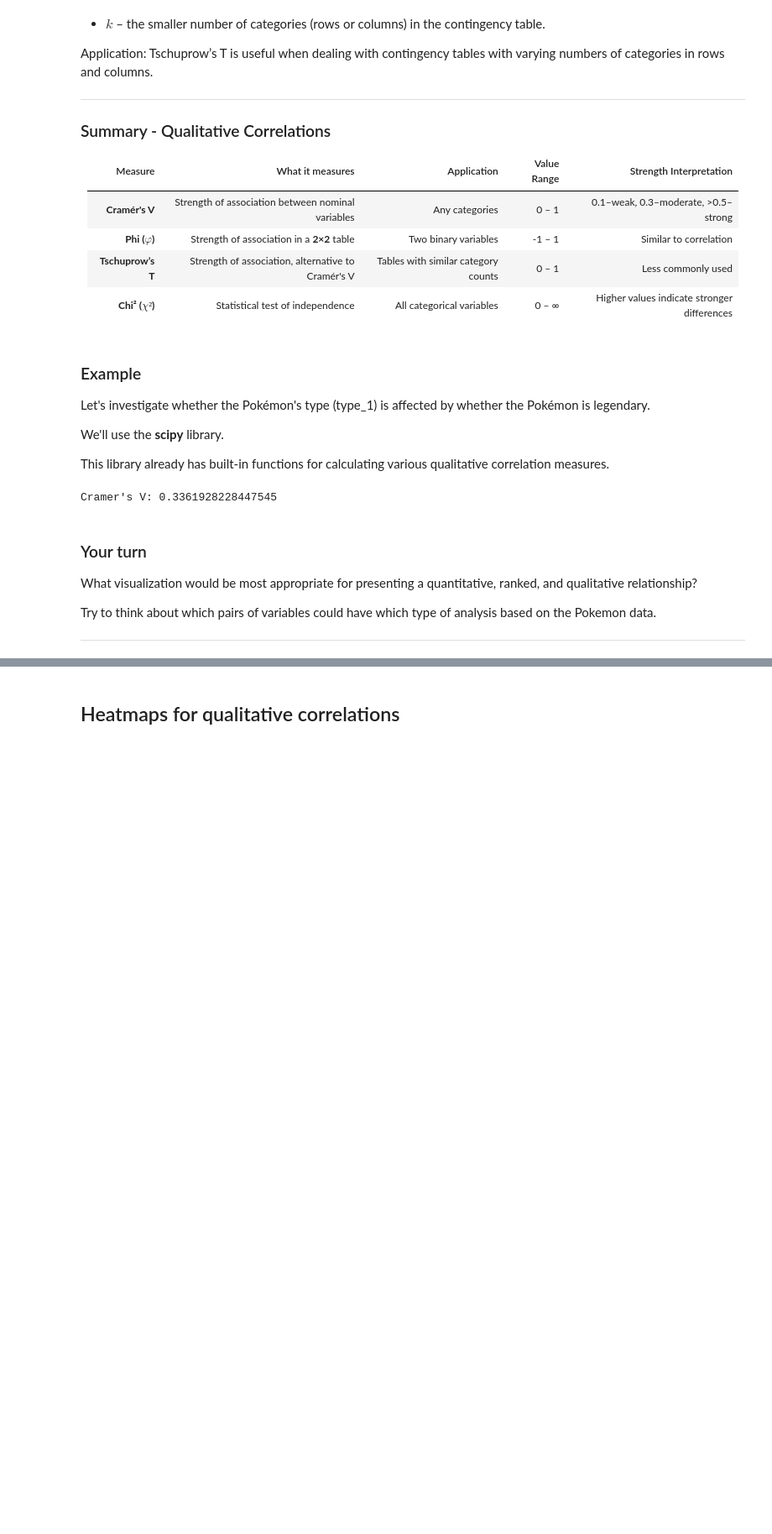
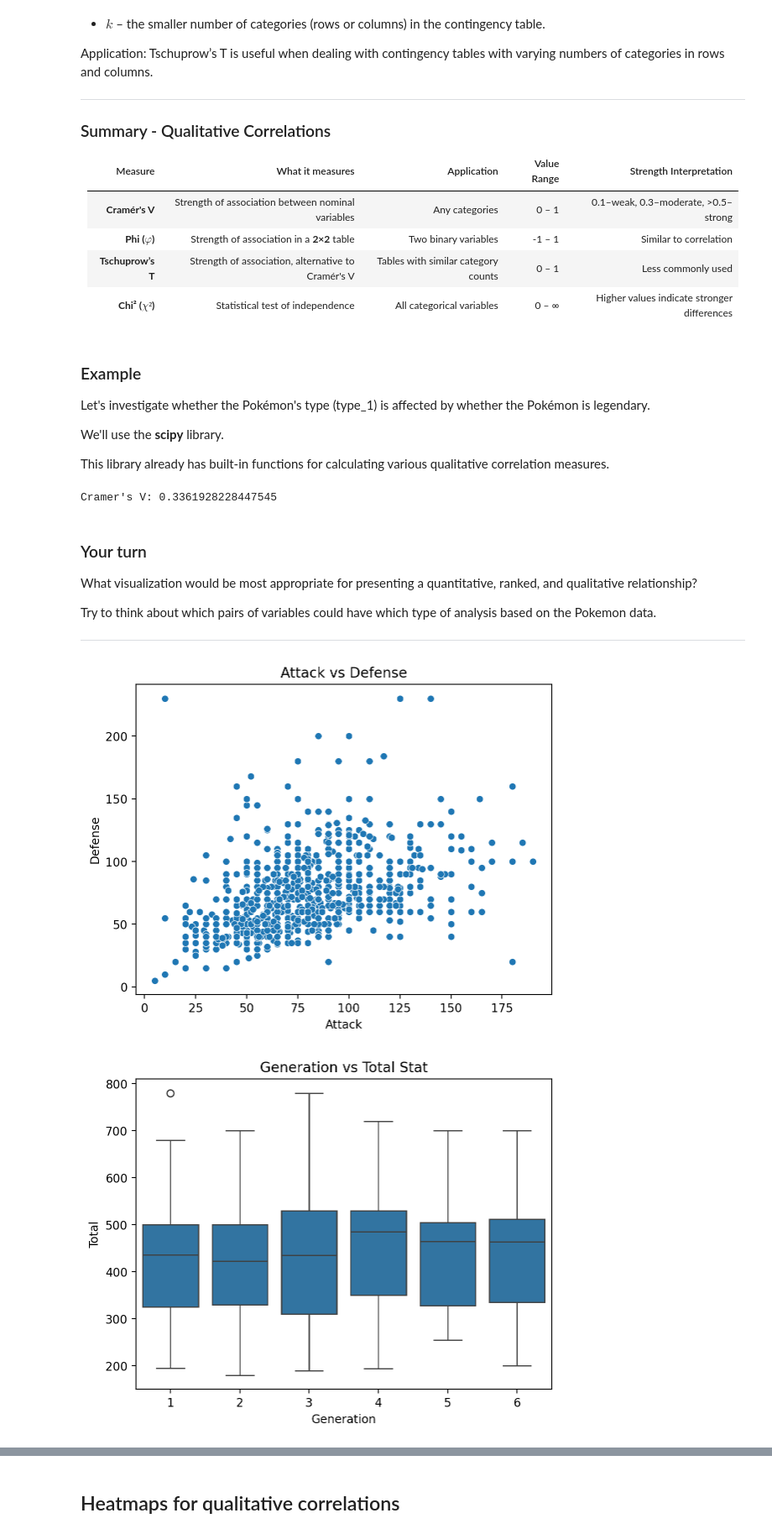
Before and after one commit to 208252/statistics, a Jupyter notebook: 10-bivariate.ipynb, the cells around one changed output, grey strips where cells are left out. Shown at 84% size. Cells and saved outputs as stored; diff of their text form; code cells hidden in the pictures; blank space fills up the shorter version.

```diff
--- a/10-bivariate.ipynb
+++ b/10-bivariate.ipynb
@@ -531,4 +531,29 @@ Try to think about which pairs of variables could have which type of analysis ba
 
 ---
 # %%
-## Your code and discussion here
+import pandas as pd
+import matplotlib.pyplot as plt
+import seaborn as sns
+
+df_pokemon = pd.read_csv("data/pokemon.csv")
+
+sns.scatterplot(data=df_pokemon, x='Attack', y='Defense')
+plt.title('Attack vs Defense')
+plt.show()
+
+sns.boxplot(data=df_pokemon, x='Generation', y='Total')
+plt.title('Generation vs Total Stat')
+plt.show()
+
+ct = pd.crosstab(df_pokemon['Type 1'], df_pokemon['Legendary'])
+sns.heatmap(ct, annot=True)
+plt.title('Type 1 vs Legendary')
+plt.show()
+
+
+#1. Quantitative: A scatter plot is best to show the correlation, so we can see a positive trend between these two numeric variables
+#2. Ranked: A boxplot shows how the distribution of Total stats changes across different Generations
+#3. Qualitative: A heatmap is perfect for two categorical variables, because it shows the frequency of Legendary Pokémon within each Type
+# %% [output]
+[figure, added]
+[figure, added]
```
Also changed, not shown: parts of 4 cells of this notebook, 1 other file.
